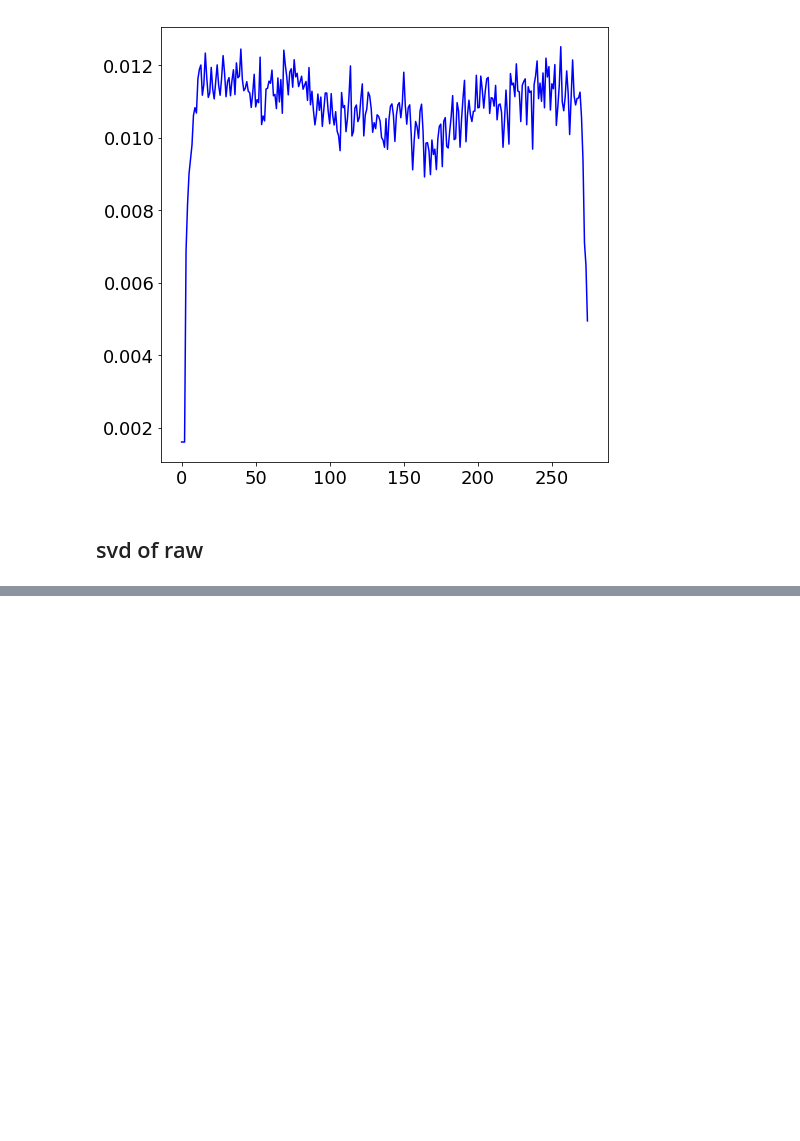
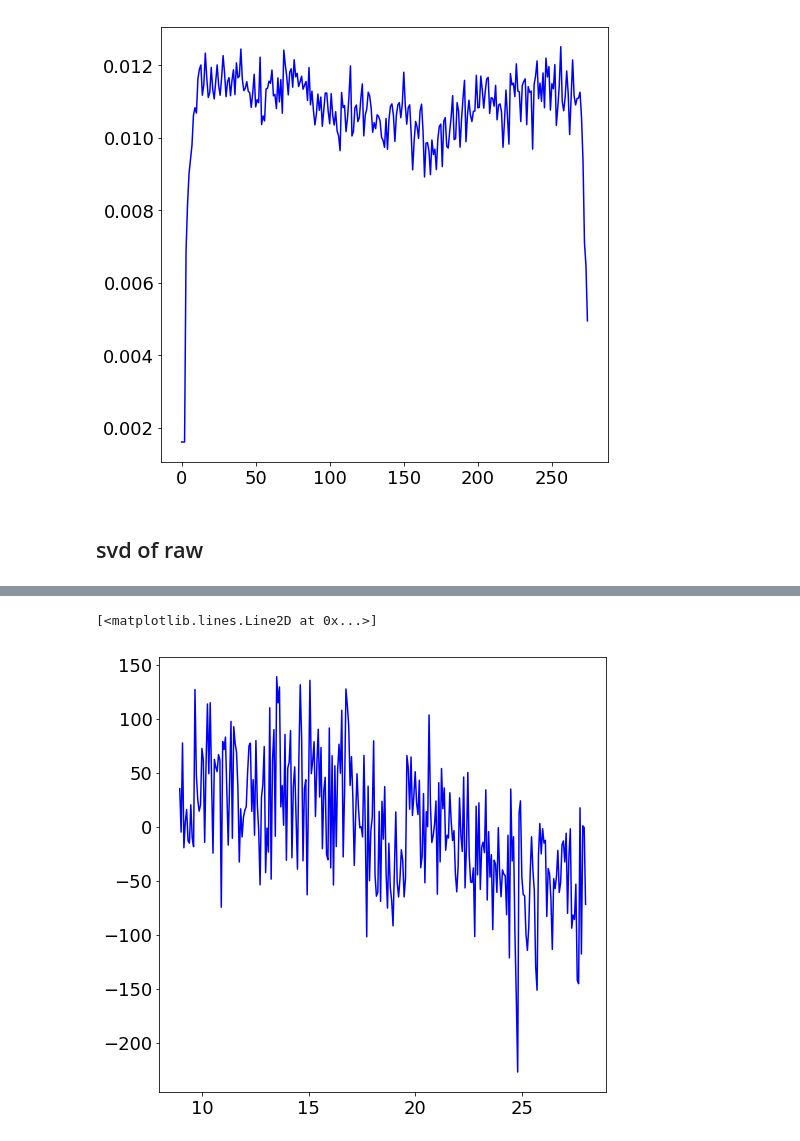
Before and after one commit to sioan/softXRayDataAndControls, a Jupyter notebook: experimentSpecificFiles/sxri0414/for_pub/regression_approach_run60-delay.ipynb, the cells around one changed output, grey strips where cells are left out. Drawn from its saved outputs; the diff is of its cells as text; code cells hidden in the pictures; blank space fills up the shorter version.

```diff
--- a/experimentSpecificFiles/sxri0414/for_pub/regression_approach_run60-delay.ipynb
+++ b/experimentSpecificFiles/sxri0414/for_pub/regression_approach_run60-delay.ipynb
@@ -778,0 +707,5 @@ show()
+# %%
+plot(corrected_bins[temp_mask],A_[:,2])
+# %% [output]
+[<matplotlib.lines.Line2D at 0x...>]
+[figure, added]
```
Also changed, not shown: parts of 33 cells of this notebook, 36 other files.
